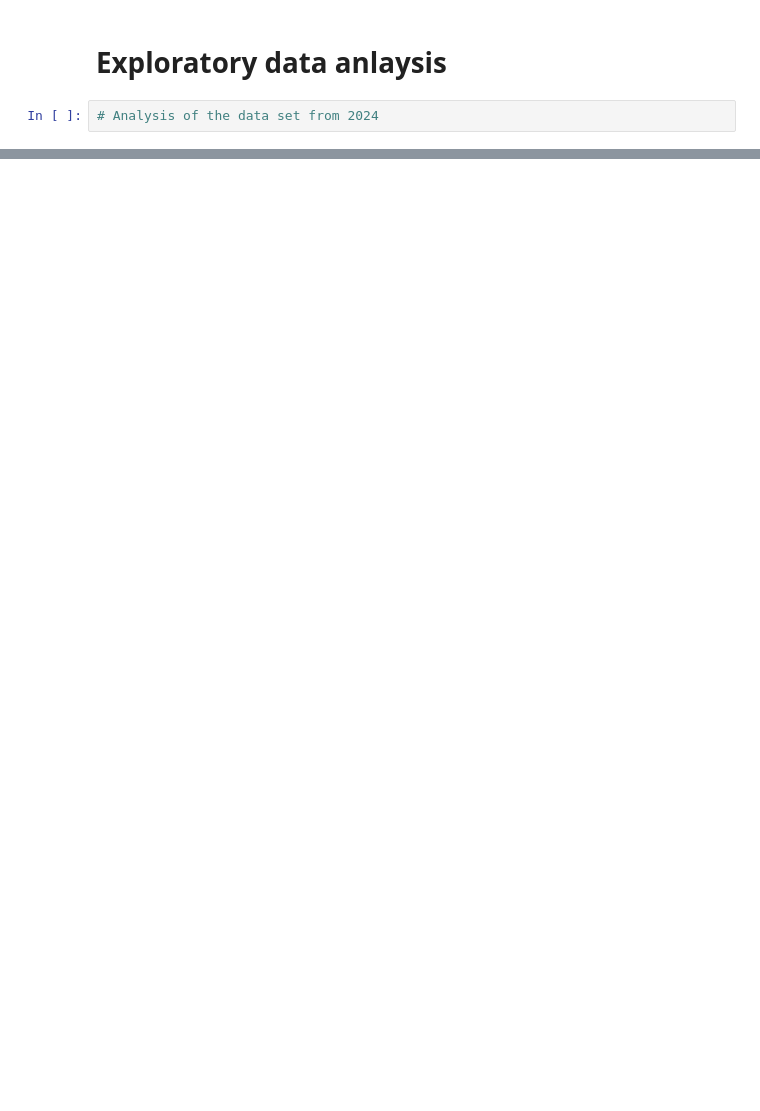
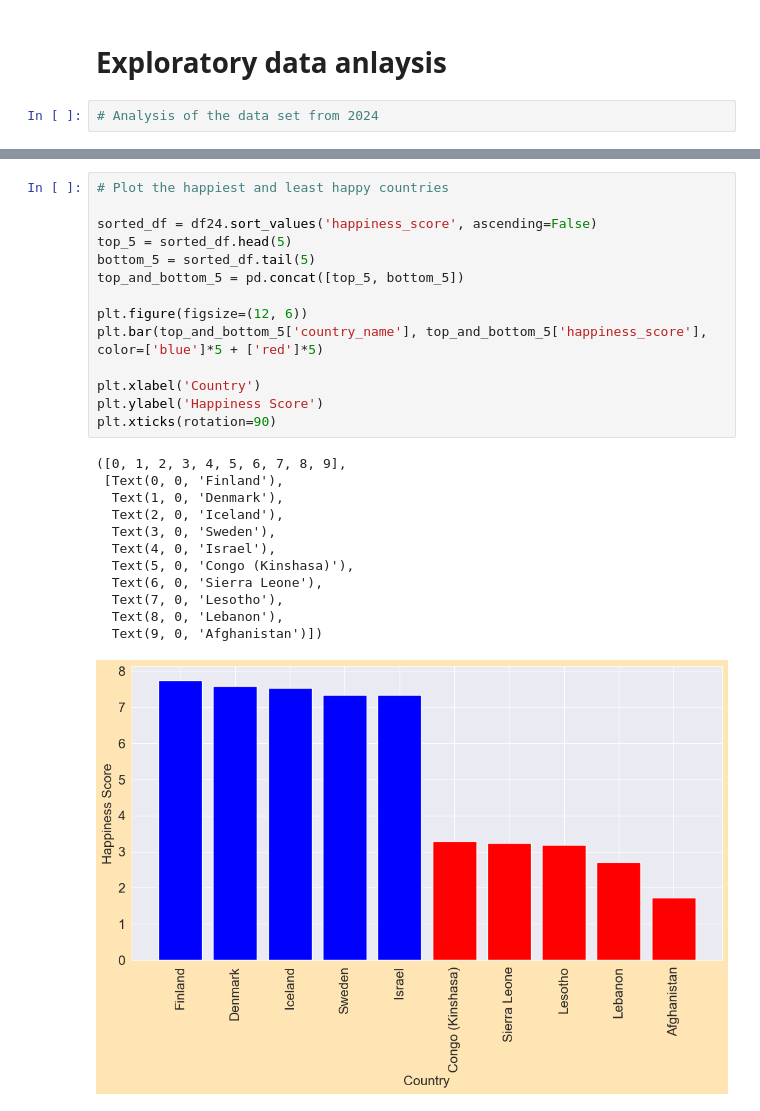
Before and after one commit to ErikBusk/Happiness_v2, a Jupyter notebook: Happniess data analysis.ipynb, the cells around one changed output, grey strips where cells are left out. Saved outputs shown, nothing was run; the diff lists cells and outputs as text; blank space fills up the shorter version.

```diff
--- a/Happniess data analysis.ipynb
+++ b/Happniess data analysis.ipynb
@@ -214,0 +241,27 @@ df24.describe()
+# %%
+# Plot the happiest and least happy countries
+
+sorted_df = df24.sort_values('happiness_score', ascending=False)
+top_5 = sorted_df.head(5)
+bottom_5 = sorted_df.tail(5)
+top_and_bottom_5 = pd.concat([top_5, bottom_5])
+
+plt.figure(figsize=(12, 6))
+plt.bar(top_and_bottom_5['country_name'], top_and_bottom_5['happiness_score'], color=['blue']*5 + ['red']*5)
+
+plt.xlabel('Country')
+plt.ylabel('Happiness Score')
+plt.xticks(rotation=90)
+# %% [output]
+([0, 1, 2, 3, 4, 5, 6, 7, 8, 9],
+ [Text(0, 0, 'Finland'),
+  Text(1, 0, 'Denmark'),
+  Text(2, 0, 'Iceland'),
+  Text(3, 0, 'Sweden'),
+  Text(4, 0, 'Israel'),
+  Text(5, 0, 'Congo (Kinshasa)'),
+  Text(6, 0, 'Sierra Leone'),
+  Text(7, 0, 'Lesotho'),
+  Text(8, 0, 'Lebanon'),
+  Text(9, 0, 'Afghanistan')])
+[figure, added]
```
Also changed, not shown: parts of 14 cells of this notebook.
